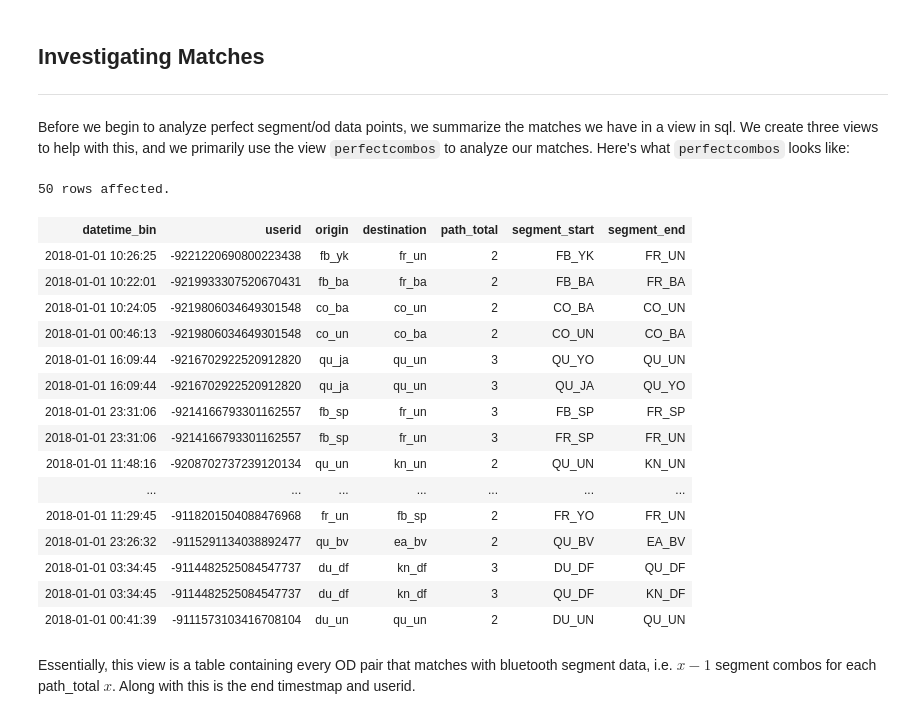
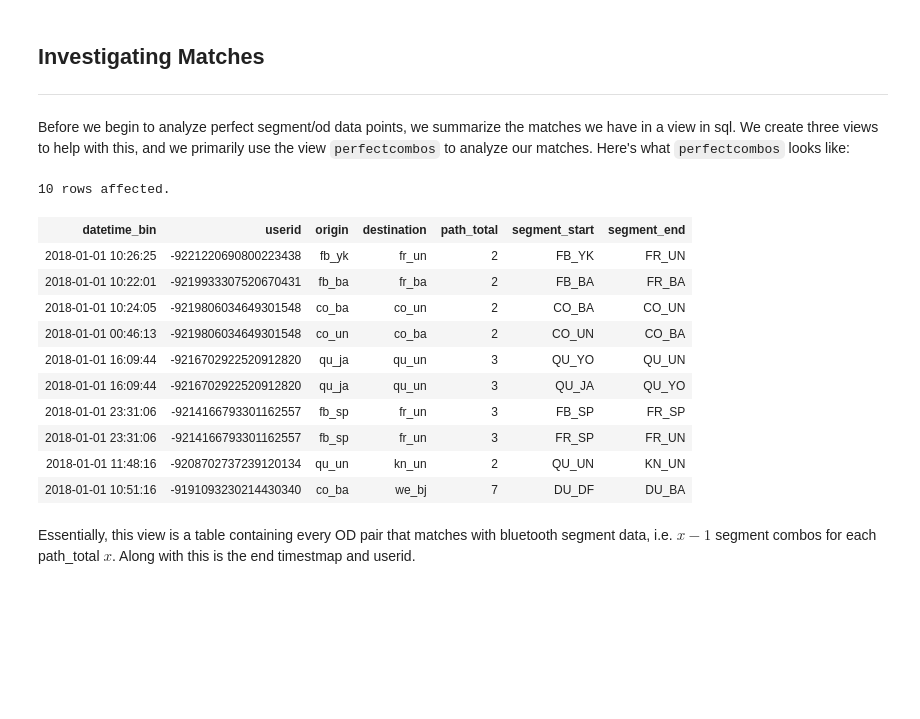
Before and after one commit to CityofToronto/bdit_data-sources, a Jupyter notebook: bluetooth/od/od analysis.ipynb, the cells around one changed output. Drawn from its saved outputs; the diff is of its cells as text; code cells hidden in the pictures; blank space fills up the shorter version.

```diff
--- a/bluetooth/od/od analysis.ipynb
+++ b/bluetooth/od/od analysis.ipynb
@@ -602,25 +597,20 @@ Before we begin to analyze perfect segment/od data points, we summarize the matc
 # %%
 %%sql
 
-select * from perfectcombos limit 50;
+select * from perfectcombos limit 10;
 # %% [output]
-50 rows affected.
+10 rows affected.
 | datetime_bin | userid | origin | destination | path_total | segment_start | segment_end |
 | 2018-01-01 10:26:25 | -9221220690800223438 | fb_yk | fr_un | 2 | FB_YK | FR_UN |
 | 2018-01-01 10:22:01 | -9219933307520670431 | fb_ba | fr_ba | 2 | FB_BA | FR_BA |
 | 2018-01-01 10:24:05 | -9219806034649301548 | co_ba | co_un | 2 | CO_BA | CO_UN |
 | 2018-01-01 00:46:13 | -9219806034649301548 | co_un | co_ba | 2 | CO_UN | CO_BA |
 | 2018-01-01 16:09:44 | -9216702922520912820 | qu_ja | qu_un | 3 | QU_YO | QU_UN |
 | 2018-01-01 16:09:44 | -9216702922520912820 | qu_ja | qu_un | 3 | QU_JA | QU_YO |
 | 2018-01-01 23:31:06 | -9214166793301162557 | fb_sp | fr_un | 3 | FB_SP | FR_SP |
 | 2018-01-01 23:31:06 | -9214166793301162557 | fb_sp | fr_un | 3 | FR_SP | FR_UN |
 | 2018-01-01 11:48:16 | -9208702737239120134 | qu_un | kn_un | 2 | QU_UN | KN_UN |
-| ... | ... | ... | ... | ... | ... | ... |
-| 2018-01-01 11:29:45 | -9118201504088476968 | fr_un | fb_sp | 2 | FR_YO | FR_UN |
-| 2018-01-01 23:26:32 | -9115291134038892477 | qu_bv | ea_bv | 2 | QU_BV | EA_BV |
-| 2018-01-01 03:34:45 | -9114482525084547737 | du_df | kn_df | 3 | DU_DF | QU_DF |
-| 2018-01-01 03:34:45 | -9114482525084547737 | du_df | kn_df | 3 | QU_DF | KN_DF |
-| 2018-01-01 00:41:39 | -9111573103416708104 | du_un | qu_un | 2 | DU_UN | QU_UN |
+| 2018-01-01 10:51:16 | -9191093230214430340 | co_ba | we_bj | 7 | DU_DF | DU_BA |
 # %% [markdown]
 Essentially, this view is a table containing every OD pair that matches with bluetooth segment data, i.e. $x-1$ segment combos for each path_total $x$. Along with this is the end timestmap and userid.
 # %% [markdown]
```
Also changed, not shown: parts of 4 cells of this notebook.
